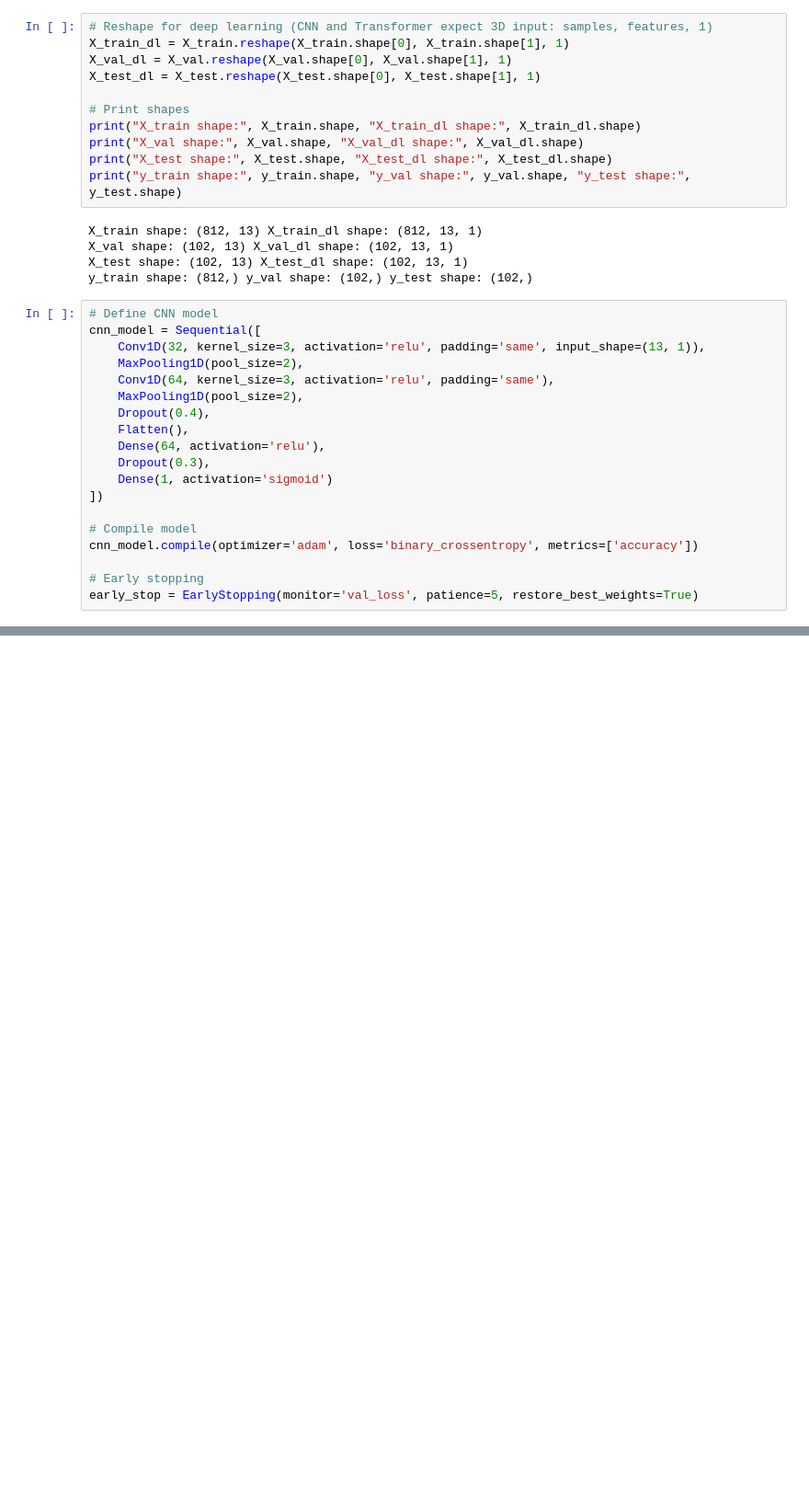
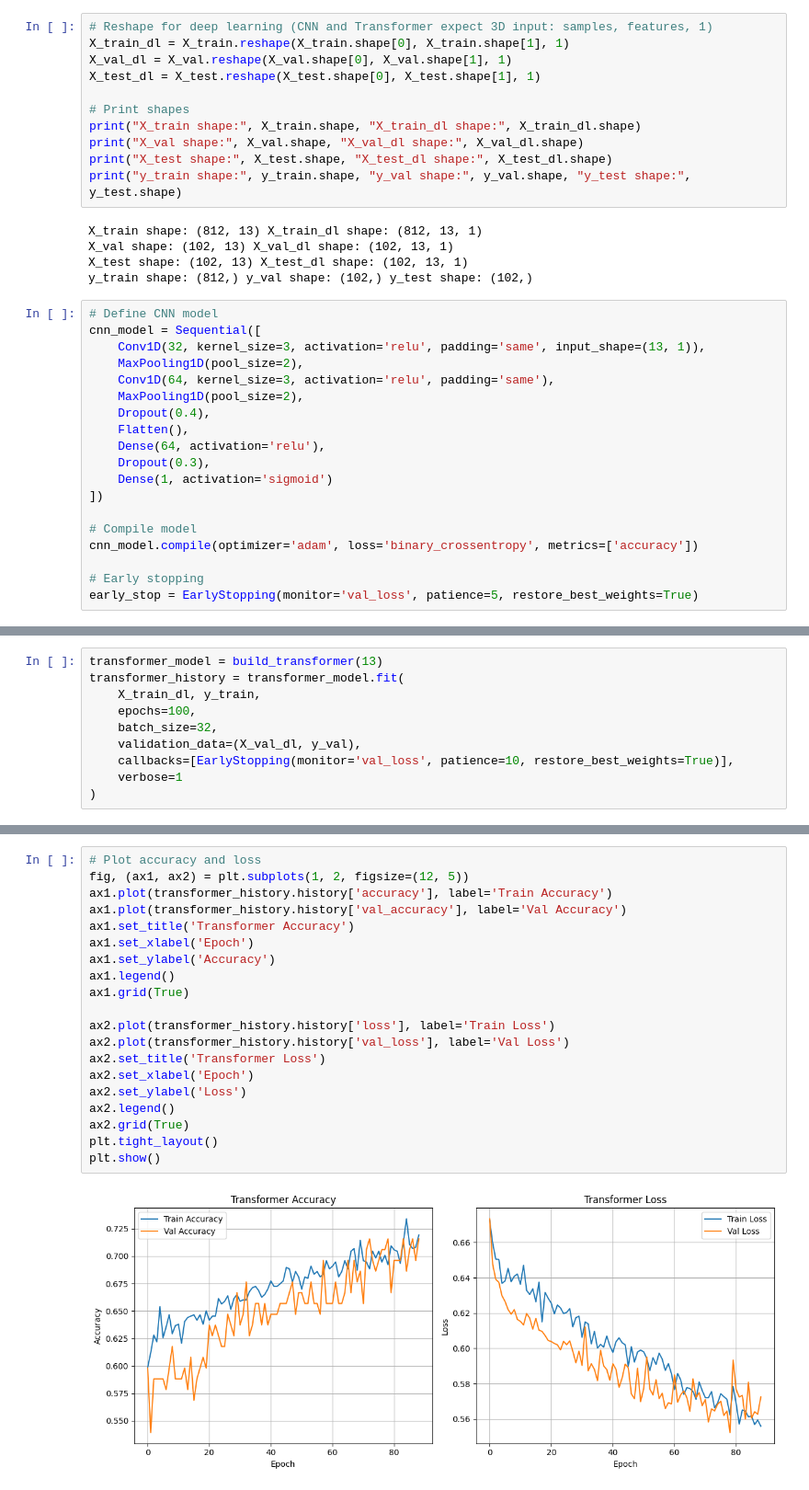
Before and after one commit to avisheksah21/Heart_Disease_Prediction, a Jupyter notebook: CVD/notebook/cnn_model.ipynb, the cells around one changed output, grey strips where cells are left out. Shown at 92% size. Saved outputs shown, nothing was run; the diff lists cells and outputs as text; blank space fills up the shorter version.

Commit message:
Transformer model implemented and trained

```diff
--- a/CVD/notebook/cnn_model.ipynb
+++ b/CVD/notebook/cnn_model.ipynb
@@ -218,0 +293,10 @@ plt.show()
+# %%
+transformer_model = build_transformer(13)
+transformer_history = transformer_model.fit(
+    X_train_dl, y_train,
+    epochs=100,
+    batch_size=32,
+    validation_data=(X_val_dl, y_val),
+    callbacks=[EarlyStopping(monitor='val_loss', patience=10, restore_best_weights=True)],
+    verbose=1
+)
@@ -218,0 +375,22 @@ plt.show()
+# %%
+# Plot accuracy and loss
+fig, (ax1, ax2) = plt.subplots(1, 2, figsize=(12, 5))
+ax1.plot(transformer_history.history['accuracy'], label='Train Accuracy')
+ax1.plot(transformer_history.history['val_accuracy'], label='Val Accuracy')
+ax1.set_title('Transformer Accuracy')
+ax1.set_xlabel('Epoch')
+ax1.set_ylabel('Accuracy')
+ax1.legend()
+ax1.grid(True)
+
+ax2.plot(transformer_history.history['loss'], label='Train Loss')
+ax2.plot(transformer_history.history['val_loss'], label='Val Loss')
+ax2.set_title('Transformer Loss')
+ax2.set_xlabel('Epoch')
+ax2.set_ylabel('Loss')
+ax2.legend()
+ax2.grid(True)
+plt.tight_layout()
+plt.show()
+# %% [output]
+[figure, added]
```
Also changed, not shown: parts of 11 cells of this notebook.
